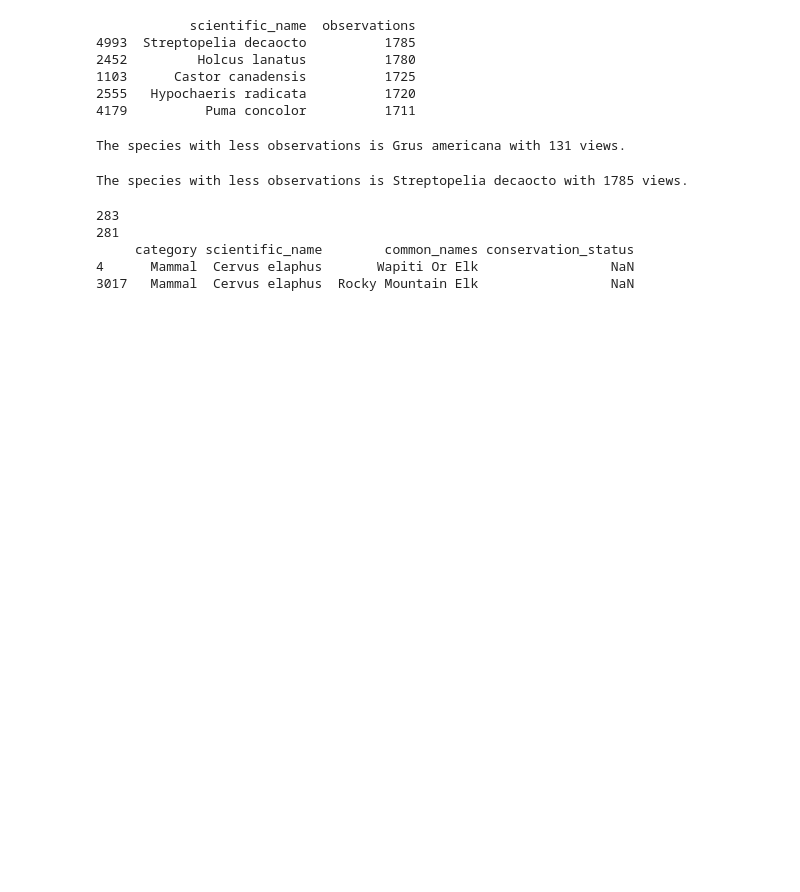
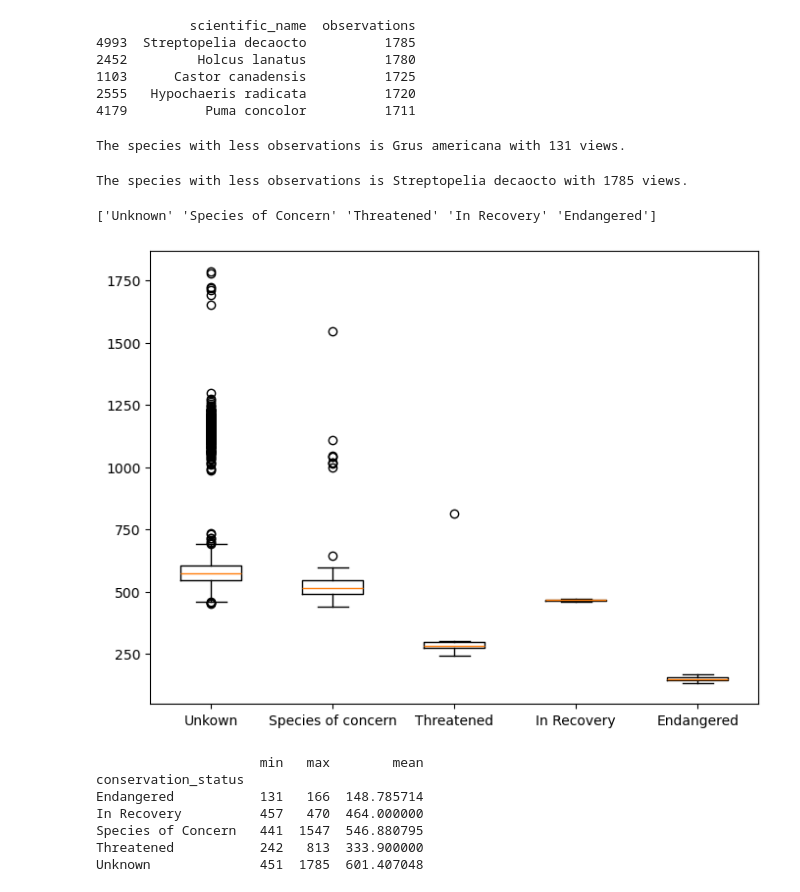
Before and after one commit to pedrodinism/Biodiversity, a Jupyter notebook: biodiversity.ipynb, the cells around one changed output. Drawn from its saved outputs; the diff is of its cells as text; code cells hidden in the pictures; blank space fills up the shorter version.

```diff
--- a/biodiversity.ipynb
+++ b/biodiversity.ipynb
@@ -63,20 +66,62 @@ most_views = obs_grouped_sorted['observations'].iloc[0]
 print('The species with less observations is ' + most_viewed_species + ' with ' + str(most_views) + ' views.')
 # %% [output]
 The species with less observations is Streptopelia decaocto with 1785 views.
-# %%
-## Fill the conservation status of the species
-merged_df = pd.merge(obs_grouped_sorted, species, on='scientific_name', how='inner')
-
-##print(merged_df.head())
-
-##print(obs_grouped_sorted[obs_grouped_sorted.duplicated(subset=['scientific_name'])])
-print(species.duplicated(subset=['scientific_name']).sum())
-print(species.duplicated(subset=['scientific_name','conservation_status']).sum())
-
-print(species[species['scientific_name']=='Cervus elaphus'])
-# %% [output]
-283
-281
-     category scientific_name        common_names conservation_status
-4      Mammal  Cervus elaphus       Wapiti Or Elk                 NaN
-3017   Mammal  Cervus elaphus  Rocky Mountain Elk                 NaN
+# %%
+## Fill the missing conservation status of the species
+import numpy as np
+import matplotlib.pyplot as plt
+
+#merge the dataframes
+merged_df = pd.merge(obs_grouped_sorted, species, on='scientific_name', how='left')
+
+## group the df and join as csv the commom names and conservation status
+merged_df = merged_df.groupby(['scientific_name', 'category', 'observations'], as_index=False).agg({'common_names': ','.join, 'conservation_status': lambda x: ','.join(x.dropna())})
+
+## there are 'Or' on common names that should be replaced by commas
+merged_df['common_names'] = merged_df['common_names'].str.replace(' Or ', ', ', regex=True)
+
+## sorte values by observations
+merged_df = merged_df.sort_values('observations', ascending=False).reset_index(drop=True)
+
+## remove spaces in the beggining or end
+merged_df['conservation_status'] = merged_df['conservation_status'].str.strip()
+merged_df['common_names'] = merged_df['common_names'].str.strip()
+
+## remove duplicates in the csv columns
+def remove_duplicates(csv_string):
+    # Split the CSV string into a list, convert to a set (removes duplicates), and join back to a string
+    return ','.join(sorted(set(csv_string.split(','))))
+
+merged_df['conservation_status'] = merged_df['conservation_status'].apply(remove_duplicates)
+merged_df['common_names'] = merged_df['common_names'].apply(remove_duplicates)
+
+## replace '' for NaN values
+merged_df.replace('', 'Unknown', inplace=True)
+
+## there is one record that has 2 different conservation status (Endengered and In Recovery) -> to set this as null
+merged_df.loc[merged_df['conservation_status'].str.contains(',', na=False), 'conservation_status'] = 'Unknown'
+
+## check unique values
+unique_status = merged_df['conservation_status'].unique()
+print(unique_status)
+
+## show a box plot per conservation status
+plt.figure(figsize=(8,6))
+plt.boxplot([merged_df[merged_df['conservation_status'] == category]['observations'] for category in unique_status])
+plt.xticks([1, 2, 3, 4, 5], ['Unkown', 'Species of concern', 'Threatened', 'In Recovery', 'Endangered'])  # Set custom labels for x-axis
+plt.show()
+
+## group by conservation status and get the min, max and mean observations for each status
+status_gb = merged_df.groupby('conservation_status')['observations'].agg(['min', 'max', 'mean'])
+
+print(status_gb)
+# %% [output]
+['Unknown' 'Species of Concern' 'Threatened' 'In Recovery' 'Endangered']
+[figure, added]
+                     min   max        mean
+conservation_status
+Endangered           131   166  148.785714
+In Recovery          457   470  464.000000
+Species of Concern   441  1547  546.880795
+Threatened           242   813  333.900000
+Unknown              451  1785  601.407048
```
Also changed, not shown: parts of 2 cells of this notebook.
